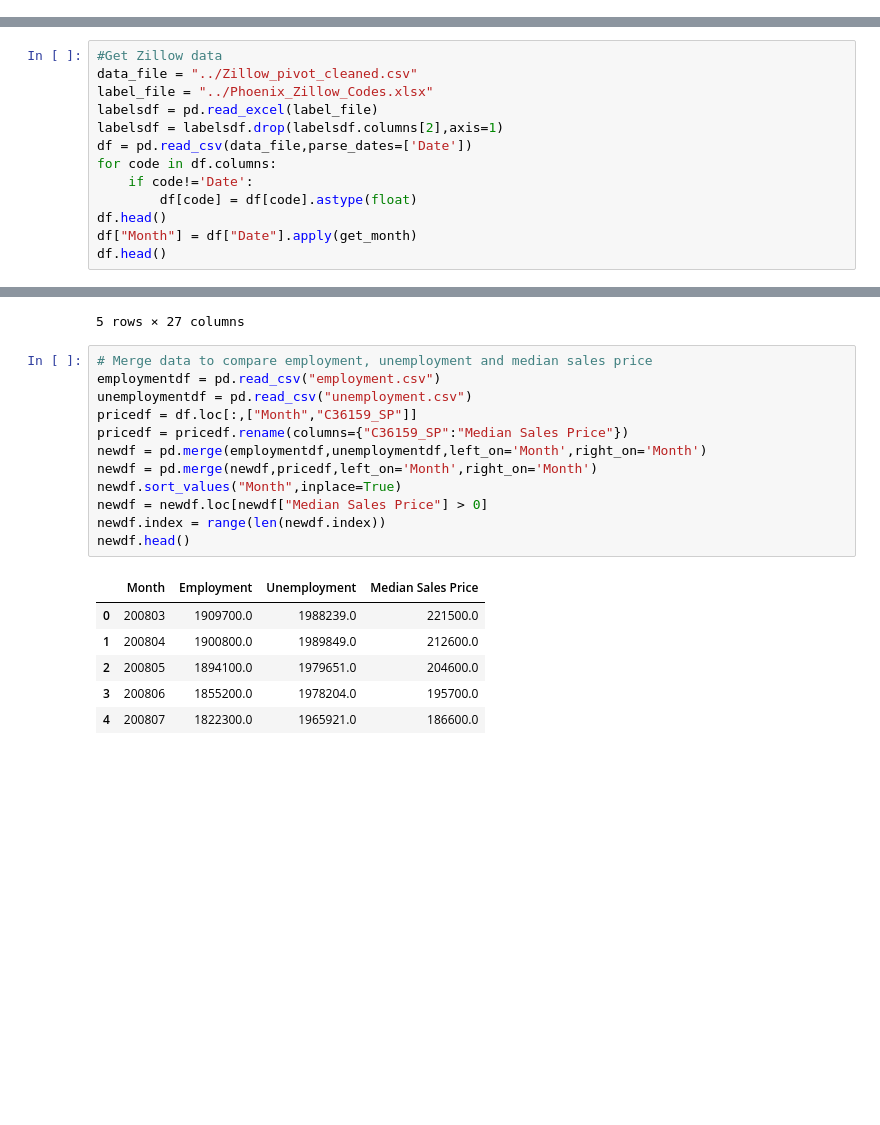
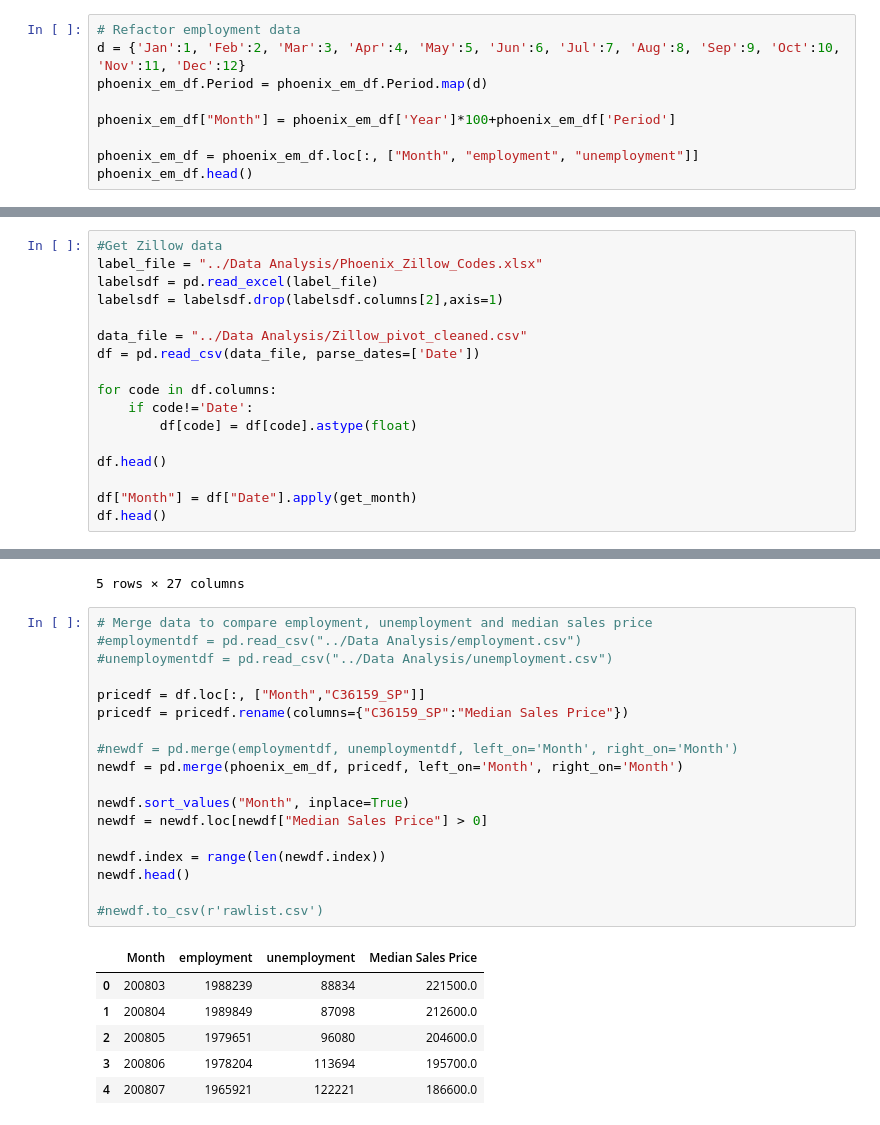
Before and after one commit to janinewhite/Proletariats, a Jupyter notebook: Data Cleaning/Weiwei data.ipynb, the cells around one changed output, grey strips where cells are left out. Saved outputs shown, nothing was run; the diff lists cells and outputs as text; blank space fills up the shorter version.

Commit message:
Weiwei data updated

```diff
--- a/Data Cleaning/Weiwei data.ipynb
+++ b/Data Cleaning/Weiwei data.ipynb
@@ -103,0 +21,9 @@ with open(filename, 'w') as f:
+# %%
+# Refactor employment data
+d = {'Jan':1, 'Feb':2, 'Mar':3, 'Apr':4, 'May':5, 'Jun':6, 'Jul':7, 'Aug':8, 'Sep':9, 'Oct':10, 'Nov':11, 'Dec':12}
+phoenix_em_df.Period = phoenix_em_df.Period.map(d)
+
+phoenix_em_df["Month"] = phoenix_em_df['Year']*100+phoenix_em_df['Period']
+
+phoenix_em_df = phoenix_em_df.loc[:, ["Month", "employment", "unemployment"]]
+phoenix_em_df.head()
@@ -108,15 +41,19 @@ def get_month(date):
     return (year*100)+month
 # %%
 #Get Zillow data
-data_file = "../Zillow_pivot_cleaned.csv"
-label_file = "../Phoenix_Zillow_Codes.xlsx"
+label_file = "../Data Analysis/Phoenix_Zillow_Codes.xlsx"
 labelsdf = pd.read_excel(label_file)
 labelsdf = labelsdf.drop(labelsdf.columns[2],axis=1)
-df = pd.read_csv(data_file,parse_dates=['Date'])
+
+data_file = "../Data Analysis/Zillow_pivot_cleaned.csv"
+df = pd.read_csv(data_file, parse_dates=['Date'])
+
 for code in df.columns:
     if code!='Date':
         df[code] = df[code].astype(float)
+
 df.head()
+
 df["Month"] = df["Date"].apply(get_month)
 df.head()
 # %% [output]
@@ -129,20 +66,26 @@ df.head()
 5 rows × 27 columns
 # %%
 # Merge data to compare employment, unemployment and median sales price
-employmentdf = pd.read_csv("employment.csv")
-unemploymentdf = pd.read_csv("unemployment.csv")
-pricedf = df.loc[:,["Month","C36159_SP"]]
+#employmentdf = pd.read_csv("../Data Analysis/employment.csv")
+#unemploymentdf = pd.read_csv("../Data Analysis/unemployment.csv")
+
+pricedf = df.loc[:, ["Month","C36159_SP"]]
 pricedf = pricedf.rename(columns={"C36159_SP":"Median Sales Price"})
-newdf = pd.merge(employmentdf,unemploymentdf,left_on='Month',right_on='Month')
-newdf = pd.merge(newdf,pricedf,left_on='Month',right_on='Month')
-newdf.sort_values("Month",inplace=True)
+
+#newdf = pd.merge(employmentdf, unemploymentdf, left_on='Month', right_on='Month')
+newdf = pd.merge(phoenix_em_df, pricedf, left_on='Month', right_on='Month')
+
+newdf.sort_values("Month", inplace=True)
 newdf = newdf.loc[newdf["Median Sales Price"] > 0]
+
 newdf.index = range(len(newdf.index))
 newdf.head()
+
+#newdf.to_csv(r'rawlist.csv')
 # %% [output]
-|  | Month | Employment | Unemployment | Median Sales Price |
-| 0 | 200803 | 1909700.0 | 1988239.0 | 221500.0 |
-| 1 | 200804 | 1900800.0 | 1989849.0 | 212600.0 |
-| 2 | 200805 | 1894100.0 | 1979651.0 | 204600.0 |
-| 3 | 200806 | 1855200.0 | 1978204.0 | 195700.0 |
-| 4 | 200807 | 1822300.0 | 1965921.0 | 186600.0 |
+|  | Month | employment | unemployment | Median Sales Price |
+| 0 | 200803 | 1988239 | 88834 | 221500.0 |
+| 1 | 200804 | 1989849 | 87098 | 212600.0 |
+| 2 | 200805 | 1979651 | 96080 | 204600.0 |
+| 3 | 200806 | 1978204 | 113694 | 195700.0 |
+| 4 | 200807 | 1965921 | 122221 | 186600.0 |
```
Also changed, not shown: parts of 6 cells of this notebook.
